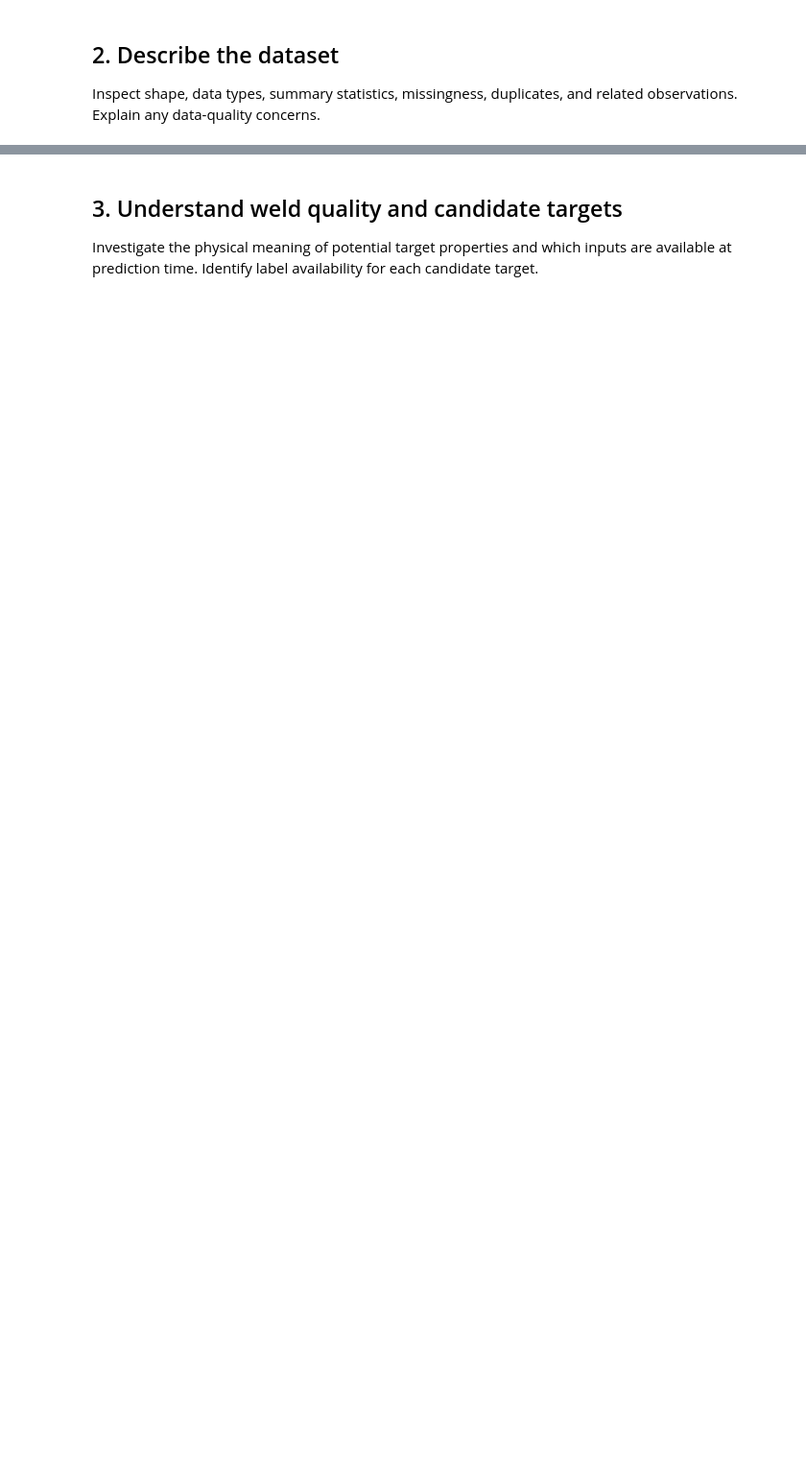
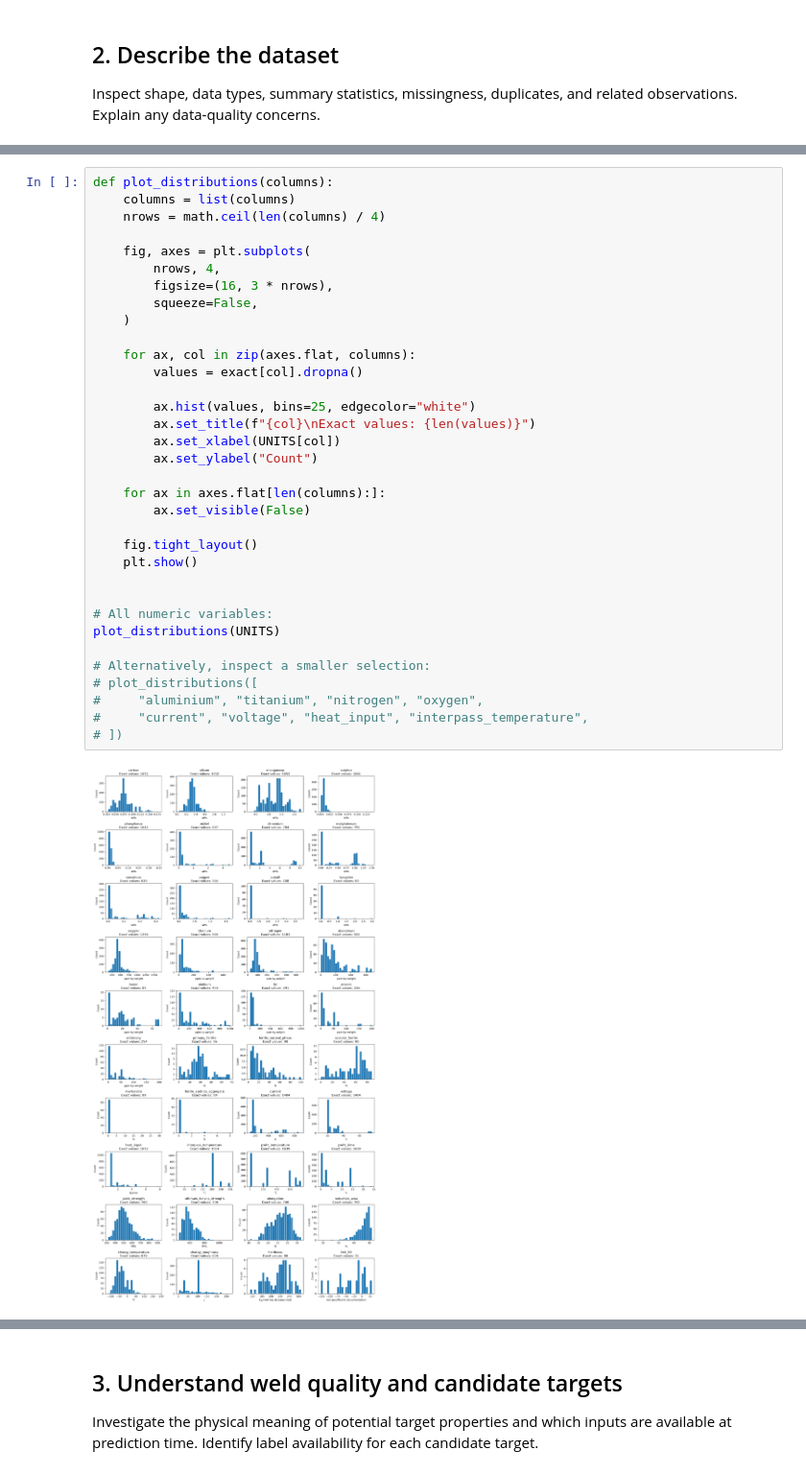
Before and after one commit to MSalh-CS-3A/weld-quality-ml, a Jupyter notebook: notebooks/01_eda.ipynb, the cells around one changed output, grey strips where cells are left out. Shown at 96% size. Drawn from its saved outputs; the diff is of its cells as text; blank space fills up the shorter version.

```diff
--- a/notebooks/01_eda.ipynb
+++ b/notebooks/01_eda.ipynb
@@ -29,0 +391,36 @@ Inspect shape, data types, summary statistics, missingness, duplicates, and rela
+# %%
+def plot_distributions(columns):
+    columns = list(columns)
+    nrows = math.ceil(len(columns) / 4)
+
+    fig, axes = plt.subplots(
+        nrows, 4,
+        figsize=(16, 3 * nrows),
+        squeeze=False,
+    )
+
+    for ax, col in zip(axes.flat, columns):
+        values = exact[col].dropna()
+
+        ax.hist(values, bins=25, edgecolor="white")
+        ax.set_title(f"{col}\nExact values: {len(values)}")
+        ax.set_xlabel(UNITS[col])
+        ax.set_ylabel("Count")
+
+    for ax in axes.flat[len(columns):]:
+        ax.set_visible(False)
+
+    fig.tight_layout()
+    plt.show()
+
+
+# All numeric variables:
+plot_distributions(UNITS)
+
+# Alternatively, inspect a smaller selection:
+# plot_distributions([
+#     "aluminium", "titanium", "nitrogen", "oxygen",
+#     "current", "voltage", "heat_input", "interpass_temperature",
+# ])
+# %% [output]
+[figure, added]
```
Also changed, not shown: parts of 32 cells of this notebook, 29 other files.
